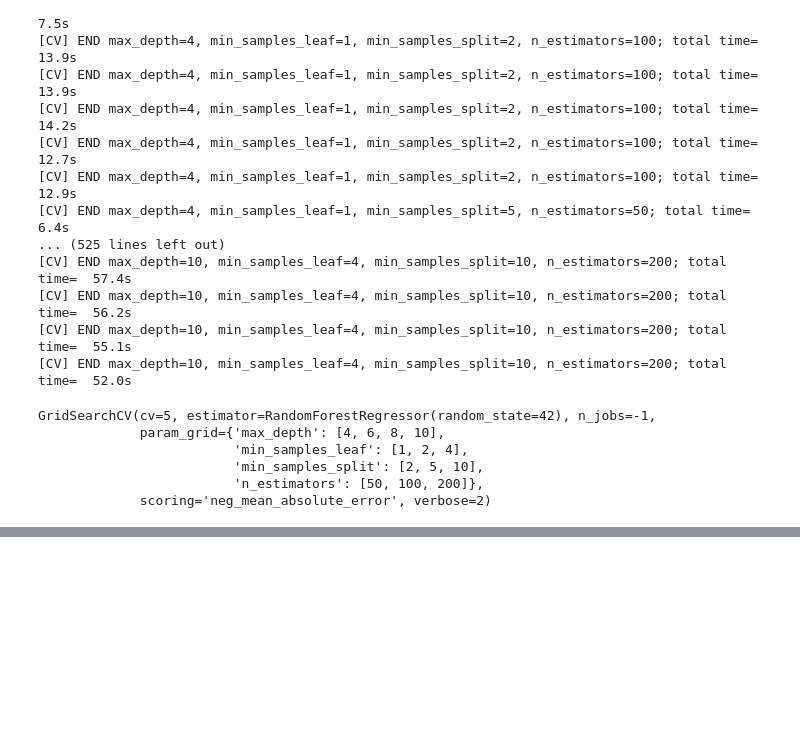
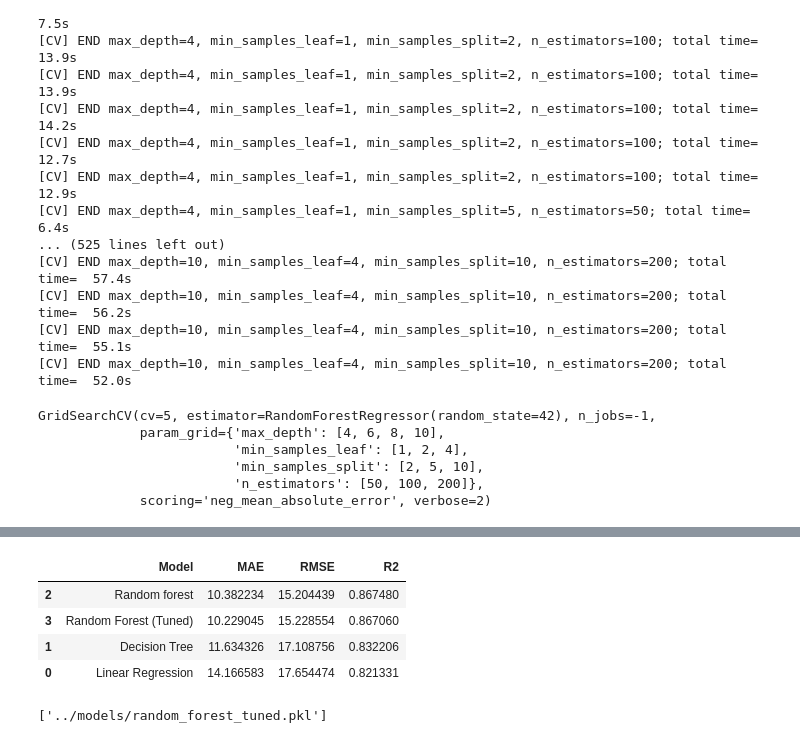
Before and after one commit to morgan-swe/Nasa-Rocket-Engine-Predictive-Maintenance, a Jupyter notebook: notebooks/06_model_training.ipynb, the cells around one changed output, grey strips where cells are left out. Cells and saved outputs as stored; diff of their text form; code cells hidden in the pictures; blank space fills up the shorter version.

Commit message:
Evaluate the tuned random forest model

```diff
--- a/notebooks/06_model_training.ipynb
+++ b/notebooks/06_model_training.ipynb
@@ -591,0 +620,18 @@ GridSearchCV(cv=5, estimator=RandomForestRegressor(random_state=42), n_jobs=-1,
+# %%
+# Refresh table
+results_df = pd.DataFrame(model_results)
+
+results_df.sort_values("RMSE")
+# %% [output]
+|  | Model | MAE | RMSE | R2 |
+| 2 | Random forest | 10.382234 | 15.204439 | 0.867480 |
+| 3 | Random Forest (Tuned) | 10.229045 | 15.228554 | 0.867060 |
+| 1 | Decision Tree | 11.634326 | 17.108756 | 0.832206 |
+| 0 | Linear Regression | 14.166583 | 17.654474 | 0.821331 |
+# %%
+joblib.dump(
+    best_random_forest,
+    "../models/random_forest_tuned.pkl"
+)
+# %% [output]
+['../models/random_forest_tuned.pkl']
```
Also changed, not shown: parts of 6 cells of this notebook.
